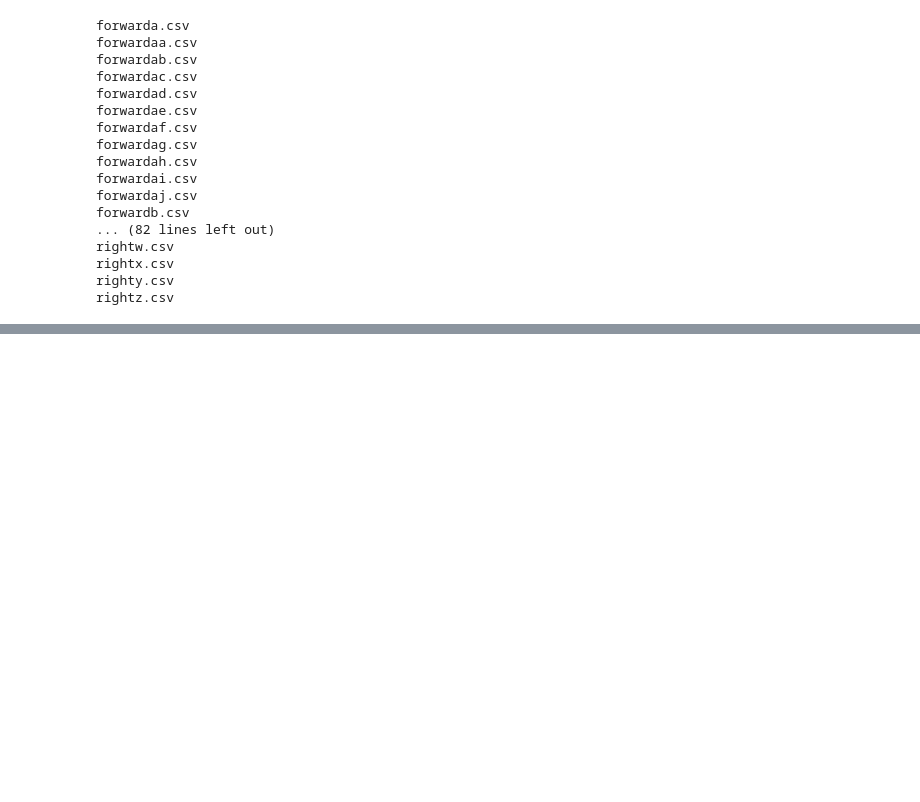
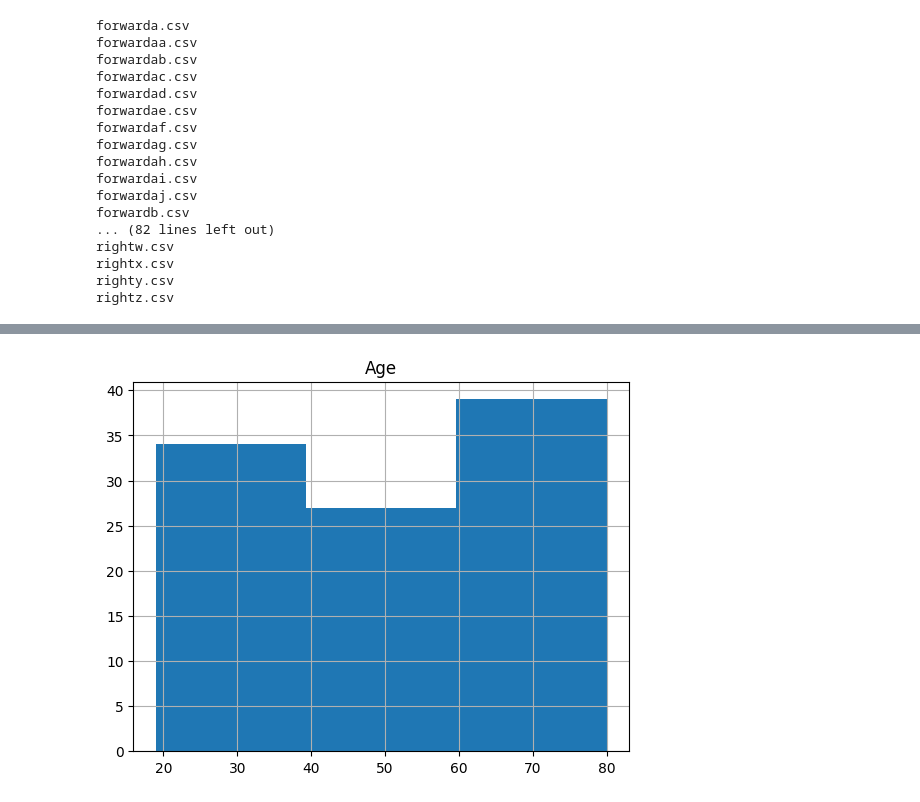
Before and after one commit to Hydra-Bolt/EEGControlledWheelChair, a Jupyter notebook: cleaning.ipynb, the cells around one changed output, grey strips where cells are left out. Cells and saved outputs as stored; diff of their text form; code cells hidden in the pictures; blank space fills up the shorter version.

```diff
--- a/cleaning.ipynb
+++ b/cleaning.ipynb
@@ -154,0 +145,17 @@ df.to_csv(f"./processed/backwardb.csv", index=False, float_format="%.3f")
+# %%
+import pandas as pd
+import numpy as np
+
+# Set the seed for reproducibility
+np.random.seed(42)
+
+# Generate random ages between 18 and 80 for 100 individuals
+ages = np.random.randint(18, 81, size=100)
+
+# Create a DataFrame
+df = pd.DataFrame({'Age': ages})
+
+# Display the DataFrame
+print(df)
+df =df.astype(float)
+df.info()
@@ -154,0 +180,7 @@ df.to_csv(f"./processed/backwardb.csv", index=False, float_format="%.3f")
+# %%
+import matplotlib.pyplot as plt
+
+df.hist(bins=3)
+plt.show()
+# %% [output]
+[figure, added]
```
Also changed, not shown: parts of 4 cells of this notebook, 14 other files.
